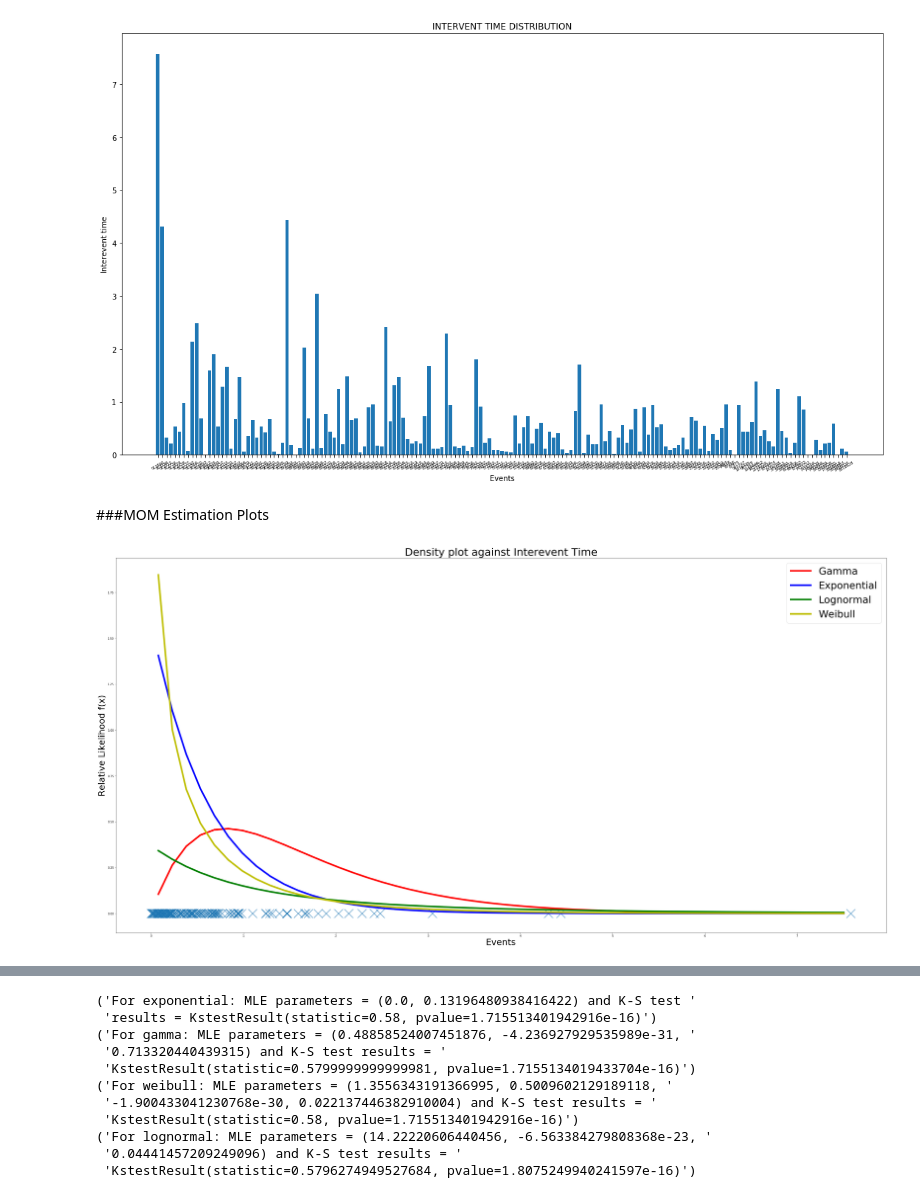
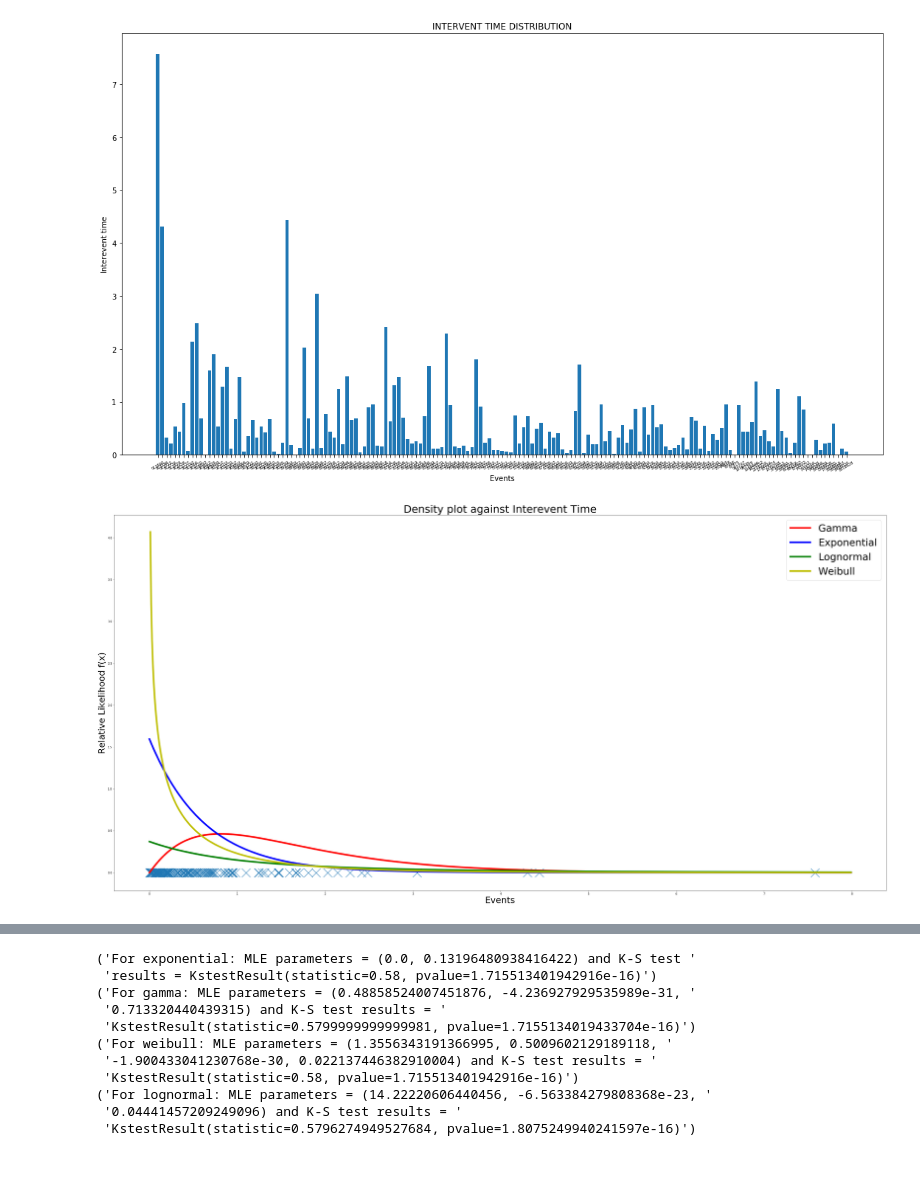
Before and after one commit to adityatulsyan/Earthquake-Interevent-Time-Analysis, a Jupyter notebook: Earthquake Forecasting.ipynb, the cells around one changed output, grey strips where cells are left out. Drawn from its saved outputs; the diff is of its cells as text; code cells hidden in the pictures; blank space fills up the shorter version.

```diff
--- a/Earthquake Forecasting.ipynb
+++ b/Earthquake Forecasting.ipynb
@@ -105,26 +114,24 @@ plt.show()
 df2 = pd.DataFrame()
 df2["INTEREVENT TIME"] = df["INTEREVENT TIME"]
 df2.to_csv("interevent_time.csv")
-# %% [markdown]
-###MOM Estimation Plots
 # %%
 ##MoM
 fig = plt.gcf()
 fig.set_size_inches(50, 25, forward=True)
-
+x = np.arange(0, 8, 0.01)
 index = np.arange(len(df))
 plt.xlabel('Events', fontsize=32)
 plt.ylabel('Relative Likelihood f(x)', fontsize=32)
 plt.title('Density plot against Interevent Time', fontsize =38)
 plt.scatter(df["INTEREVENT TIME"], np.zeros(len(df)), s = 1000, marker= 'x')
 plt.plot(x, stats.gamma.pdf(x, a = (1/0.4913494), scale=0.7833695), "r", linewidth=6, label = "Gamma")
 plt.plot(x, stats.expon.pdf(x, scale = (1/1.594322)), "b", linewidth=6, label = "Exponential")
 plt.plot(x, stats.lognorm.pdf(x, loc = -1.021589, s = 1.053699), "g", linewidth=6, label = "Lognormal")
 plt.plot(x, stats.weibull_min.pdf(x, c = 0.7153732, scale = 0.5056480), "y", linewidth=6, label = "Weibull")
 plt.legend(prop={'size': 36})
 plt.show()
 # %% [output]
-[figure, old version]
+[figure, new version]
 # %%
 ##MLE
 fig = plt.gcf()
```
Also changed, not shown: parts of 8 cells of this notebook.
